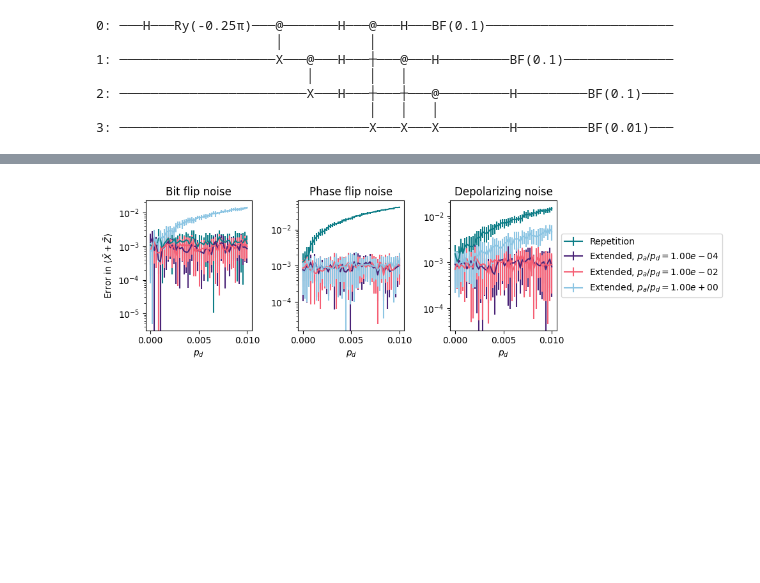
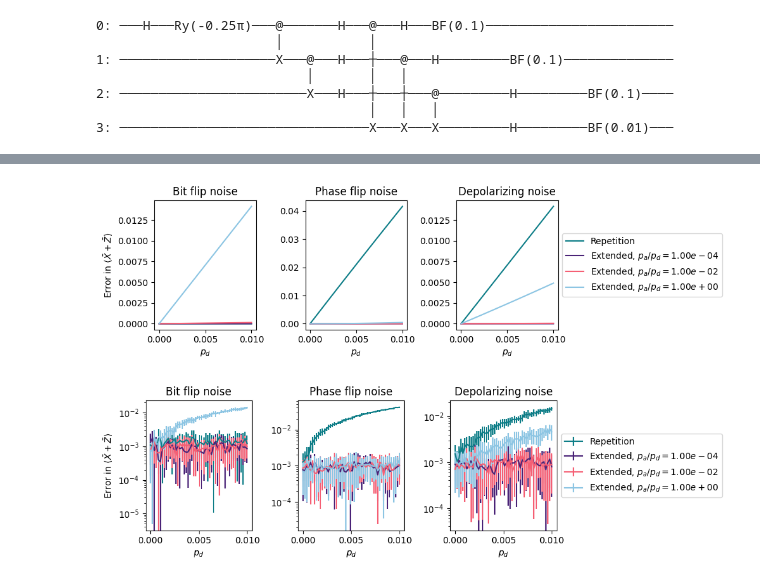
Before and after one commit to bdalfavero/encoded, a Jupyter notebook: experiments/expanded_repetition/memory_v2.ipynb, the cells around one changed output, grey strips where cells are left out. Drawn from its saved outputs; the diff is of its cells as text; code cells hidden in the pictures; blank space fills up the shorter version.

```diff
--- a/experiments/expanded_repetition/memory_v2.ipynb
+++ b/experiments/expanded_repetition/memory_v2.ipynb
@@ -248,3 +248,21 @@ fig.tight_layout()
+# %%
+colors = ['#4a2377', '#f55f74', '#8cc5e3', "#0d7d87"]
+fig, ax = plt.subplots(1, len(noise_gates), figsize=(10, 3))
+for i in range(len(noise_gates)):
+    ax[i].plot(noise_rates, repetition_errs[i, :], color=colors[-1], label="Repetition")
+    for j, ratio in enumerate(noise_ratios):
+        ax[i].plot(noise_rates, extended_errs[i, :, j], color=colors[j], label=fr"Extended, $p_a/p_d={ratio:3.2e}$")
+ax[len(noise_gates) - 1].legend(loc='center left', bbox_to_anchor=(1, 0.5))
+for i in range(len(noise_gates)):
+    ax[i].set_xlabel(r"$p_d$")
+    # ax[i].set_yscale('log')
+ax[0].set_ylabel(r"Error in $\langle \bar{X} + \bar{Z} \rangle$")
+ax[0].set_title("Bit flip noise")
+ax[1].set_title("Phase flip noise")
+ax[2].set_title("Depolarizing noise")
+fig.tight_layout()
+# %% [output]
+[figure, added]
 # %%
 # shots = None
 # reps = 10
```
Also changed, not shown: parts of 2 cells of this notebook.
